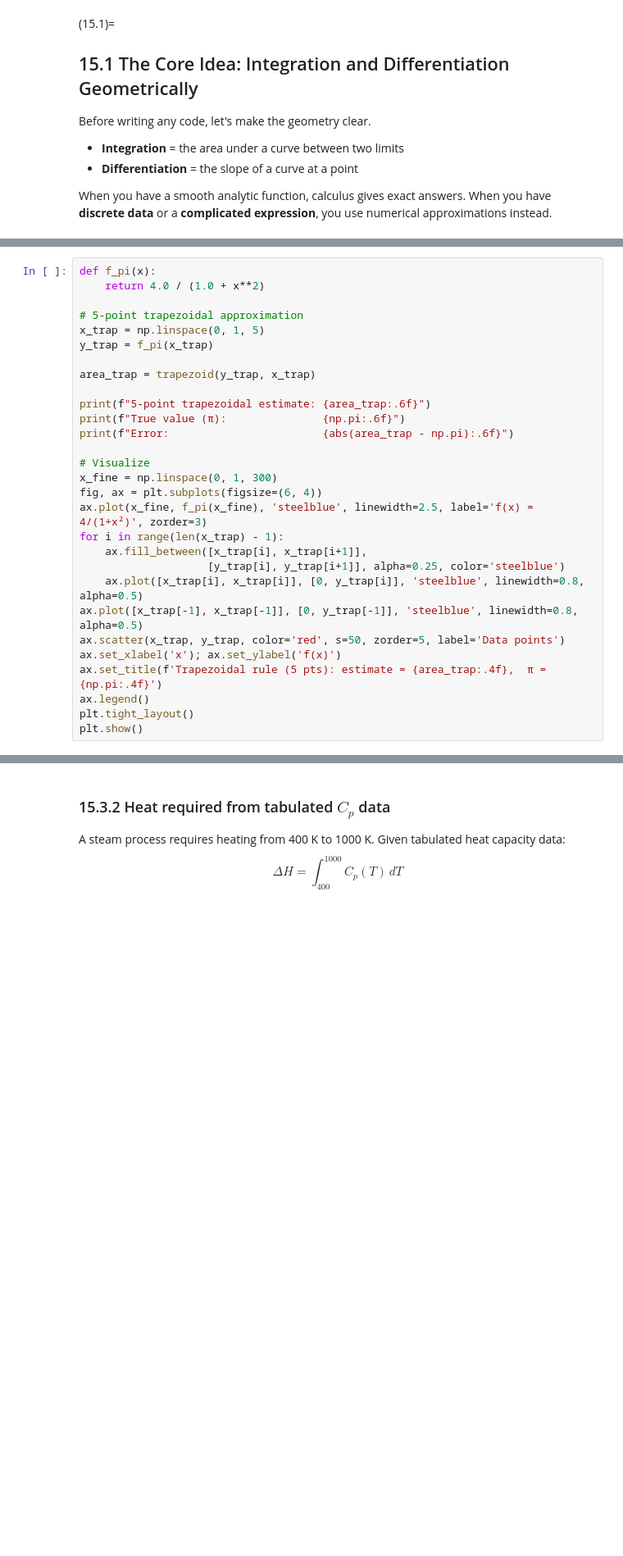
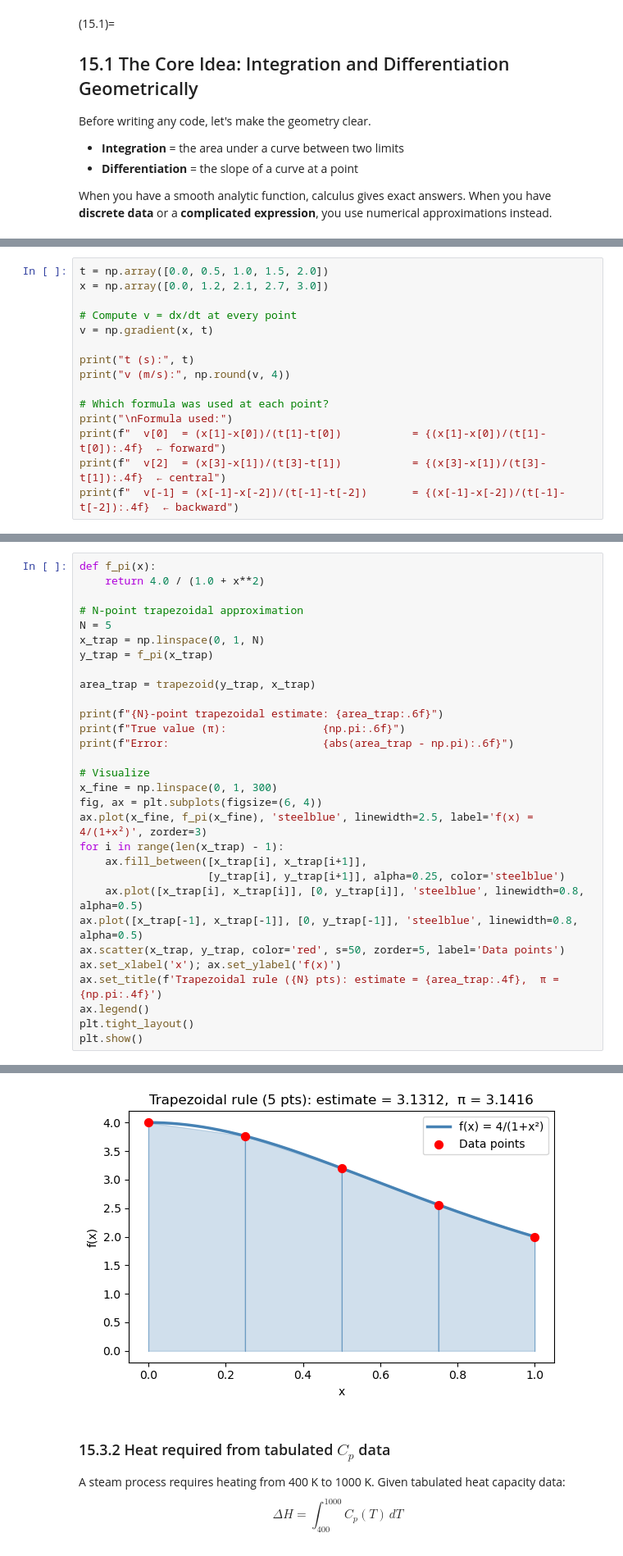
Before and after one commit to ock-group/CHME212-2026-Spring, a Jupyter notebook: _sources/docs/chapter15/15_notebook.ipynb, the cells around one changed output, grey strips where cells are left out. Shown at 82% size. Cells and saved outputs as stored; diff of their text form; blank space fills up the shorter version.

```diff
--- a/_sources/docs/chapter15/15_notebook.ipynb
+++ b/_sources/docs/chapter15/15_notebook.ipynb
@@ -89,0 +250,15 @@ dydx = np.gradient(y, x)   # always pass x when your spacing is not 1
+# %%
+t = np.array([0.0, 0.5, 1.0, 1.5, 2.0])
+x = np.array([0.0, 1.2, 2.1, 2.7, 3.0])
+
+# Compute v = dx/dt at every point
+v = np.gradient(x, t)
+
+print("t (s):", t)
+print("v (m/s):", np.round(v, 4))
+
+# Which formula was used at each point?
+print("\nFormula used:")
+print(f"  v[0]  = (x[1]-x[0])/(t[1]-t[0])           = {(x[1]-x[0])/(t[1]-t[0]):.4f}  ← forward")
+print(f"  v[2]  = (x[3]-x[1])/(t[3]-t[1])           = {(x[3]-x[1])/(t[3]-t[1]):.4f}  ← central")
+print(f"  v[-1] = (x[-1]-x[-2])/(t[-1]-t[-2])       = {(x[-1]-x[-2])/(t[-1]-t[-2]):.4f}  ← backward")
@@ -172,13 +508,14 @@ Let's integrate $f(x) = \frac{4}{1+x^2}$ from 0 to 1, whose exact answer is $\pi
 def f_pi(x):
     return 4.0 / (1.0 + x**2)
 
-# 5-point trapezoidal approximation
-x_trap = np.linspace(0, 1, 5)
+# N-point trapezoidal approximation
+N = 5
+x_trap = np.linspace(0, 1, N)
 y_trap = f_pi(x_trap)
 
 area_trap = trapezoid(y_trap, x_trap)
 
-print(f"5-point trapezoidal estimate: {area_trap:.6f}")
+print(f"{N}-point trapezoidal estimate: {area_trap:.6f}")
 print(f"True value (π):               {np.pi:.6f}")
 print(f"Error:                        {abs(area_trap - np.pi):.6f}")
 
@@ -193,7 +530,8 @@ for i in range(len(x_trap) - 1):
 ax.plot([x_trap[-1], x_trap[-1]], [0, y_trap[-1]], 'steelblue', linewidth=0.8, alpha=0.5)
 ax.scatter(x_trap, y_trap, color='red', s=50, zorder=5, label='Data points')
 ax.set_xlabel('x'); ax.set_ylabel('f(x)')
-ax.set_title(f'Trapezoidal rule (5 pts): estimate = {area_trap:.4f},  π = {np.pi:.4f}')
+ax.set_title(f'Trapezoidal rule ({N} pts): estimate = {area_trap:.4f},  π = {np.pi:.4f}')
 ax.legend()
 plt.tight_layout()
 plt.show()
+# %% [output]
@@ -200,3 +541,4 @@ plt.show()
+[figure, added]
 # %% [markdown]
 ### 15.3.2 Heat required from tabulated $C_p$ data
 
```
Also changed, not shown: parts of 30 cells of this notebook, 34 other files.
